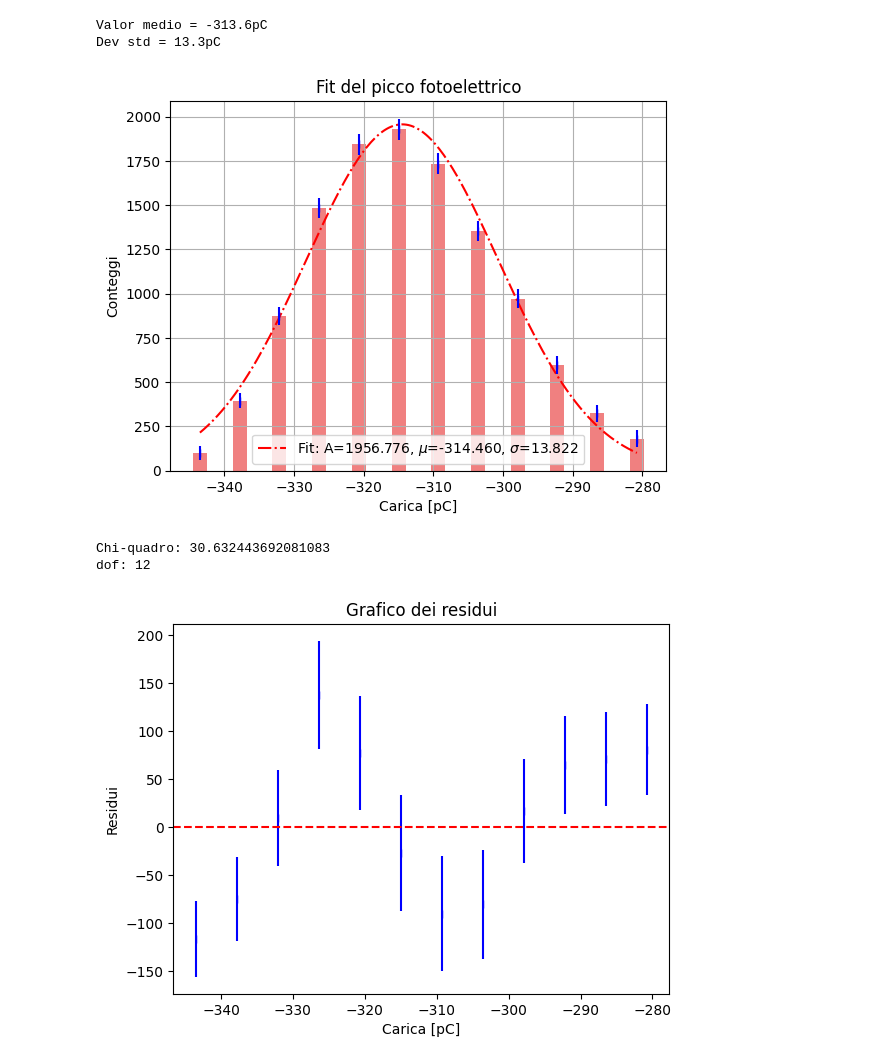
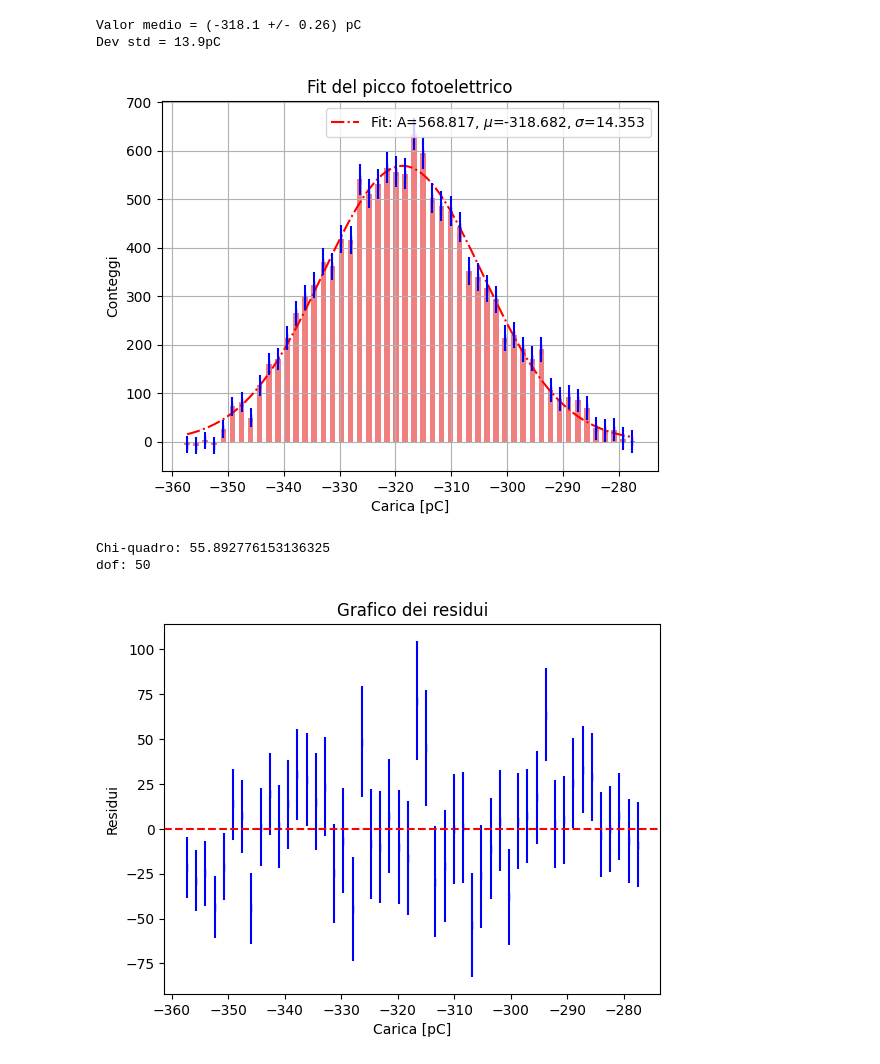
Before and after one commit to 0-DvD-0/Sfera, a Jupyter notebook: Jupyter/SpectrumAnalysis_single.ipynb, the cells around one changed output. Cells and saved outputs as stored; diff of their text form; code cells hidden in the pictures.

```diff
--- a/Jupyter/SpectrumAnalysis_single.ipynb
+++ b/Jupyter/SpectrumAnalysis_single.ipynb
@@ -26,7 +26,7 @@ Vt = Vt[channel]
 Q_max = Q_max[channel]
 Q_min = Q_min[channel]
 # %%
-PATH = '../Dati/26-03/Run_ch6_Cs_Measurements_Only_3_27_2024.root' #Percorso relativo del file da analizzare
+PATH = '../Dati/21-03/Run_ch5_Cs_Measurements_Only_3_21_2024.root' #Percorso relativo del file da analizzare
 RunCs = uproot.open(PATH) #Apertura file da analizzare
 
 noise_file = '../Dati/Noises/ch' + str(channel) + '.root'  #File di rumore di riferimento per il canale
@@ -68,5 +68,5 @@ print("#Noise ripulita su ch " + str(channel) + " = " + str(len(chargeN)))
 # %%
-bin = 100 #Binnaggio scelto?
+bin = 350 #Binnaggio scelto?
 
 binN , edgeN , _= plt.hist(chargeN, bins=bin, range=(-600, Q_max),
                            density = False, label = "Background\n" + str(len(chargeN)) + " evt")
@@ -114,6 +114,6 @@ plt.show()
 # %%
 #Rinormalizzazione con integrale
-rin_lim = [int(bin * 25 / 100), int(bin * 45 / 100)]
+rin_lim = [int(bin * 25 / 100), int(bin * 42 / 100)]
 rin_f =  binCs[rin_lim[0]:rin_lim[1]].sum() / binN[rin_lim[0]:rin_lim[1]].sum()
 binN_Ren = binN * rin_f #Moltiplicando per 1.5 viene molto meglio... mhhh
 
@@ -149,8 +149,8 @@ err = np.sqrt(binCs  + binN_Ren )
 
 #Determinazione del picco
 peak_cntr = np.argmax(binSign)
-peak_ledge = peak_cntr - 5
-peak_redge = peak_cntr + 7
+peak_ledge = peak_cntr - 25
+peak_redge = peak_cntr + 25
 
 
 trash = plt.errorbar(edgeN[1:peak_ledge+1], binSign[:peak_ledge], err[:peak_ledge], color='deepskyblue', fmt='|')
@@ -190,8 +190,7 @@ weighted_mean = np.sum(weighted_values) / np.sum(counts_photo)
 # Calcoliamo la deviazione standard pesata
 weighted_std = np.sqrt(np.sum(counts_photo * (bin_centers - weighted_mean)**2) / np.sum(counts_photo))
 
-print("Valor medio = " + str(round(weighted_mean, 1)) + "pC")
-print("Dev std = " + str(round(weighted_std, 1)) + "pC")
+
 
 
 
@@ -199,46 +198,50 @@ print("Dev std = " + str(round(weighted_std, 1)) + "pC")
 popt, pcov = curve_fit(gaussian, bin_centers, counts_photo, p0=[1, weighted_mean, weighted_std], sigma=err_photo,
                         maxfev = 5000)
 
+
+print("Valor medio = (" + str(round(weighted_mean, 1)) + " +/- " + str(round(pcov[1][1]**0.5, 2)) + ") pC")
+print("Dev std = " + str(round(weighted_std, 1)) + "pC")
+
 # Plot dell'istogramma e della curva di fit
-plt.bar(edge_photo,counts_photo,width=2, color = "lightcoral")
+plt.bar(edge_photo, counts_photo, width=1, color = "lightcoral")
 x_values=np.linspace(np.min(edge_photo), np.max(edge_photo), 200)
 plt.plot(x_values, gaussian(x_values, *popt), 'r-', label='Fit: A=%5.3f, $\mu$=%5.3f, $\sigma$=%5.3f' % tuple(popt), ls = "-.")
 plt.errorbar(edge_photo, counts_photo, err_photo, color='blue', fmt='|')
 plt.legend()
 plt.xlabel('Carica [pC]')
 plt.ylabel('Conteggi')
 plt.title("Fit del picco fotoelettrico")
 plt.grid()
 plt.savefig("../Fig/Picco_Cs.png")
 plt.show()
 
 
 #fare chi quadro e residui
 valori_previsti = gaussian(edge_photo, *popt)
 
 # 2. Calcola il chi-quadro
 chi_quadro = np.sum(((counts_photo - valori_previsti) / err_photo)**2)
 
 print("Chi-quadro:", chi_quadro)
 print("dof:", np.size(counts_photo))
 
 # 3. Calcola i residui
 residui = counts_photo - valori_previsti
 
 # 4. Traccia il grafico dei residui
 plt.errorbar(edge_photo, residui, err_photo,color='blue', fmt='|')
 plt.axhline(y=0, color='red', linestyle='--')
 plt.xlabel('Carica [pC]')
 plt.ylabel('Residui')
 plt.title('Grafico dei residui')
 plt.show()
 # %% [output]
-Valor medio = -313.6pC
-Dev std = 13.3pC
+Valor medio = (-318.1 +/- 0.26) pC
+Dev std = 13.9pC
-[figure, old version]
+[figure, new version]
-Chi-quadro: 30.632443692081083
-dof: 12
+Chi-quadro: 55.892776153136325
+dof: 50
-[figure, old version]
+[figure, new version]
 # %%
 def lorentzian(x, A, x0, L):
     return A / (2 * np.pi) * L / ((x - x0)**2 + (0.5 * L)**2)
```
Also changed, not shown: parts of 11 cells of this notebook, 2 other files.
